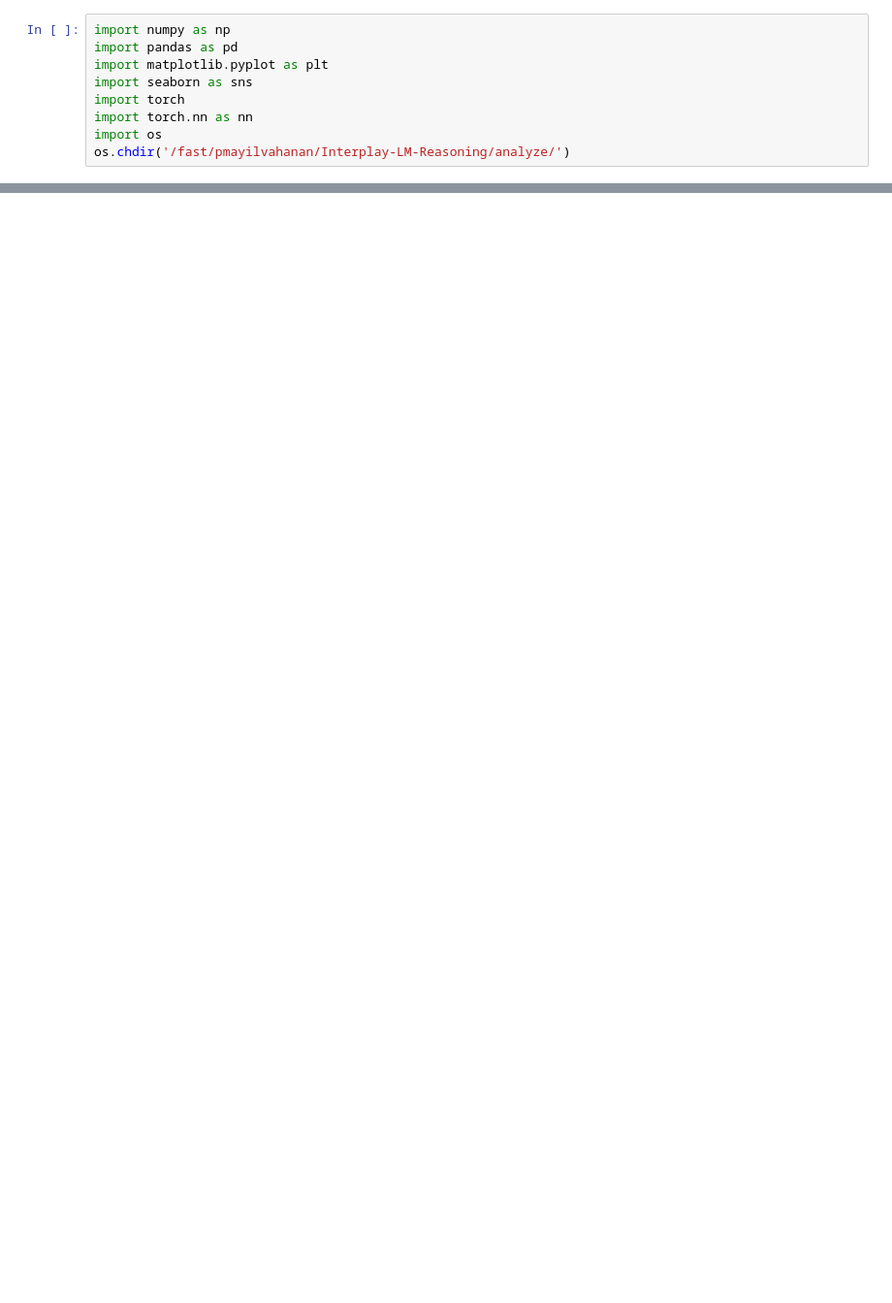
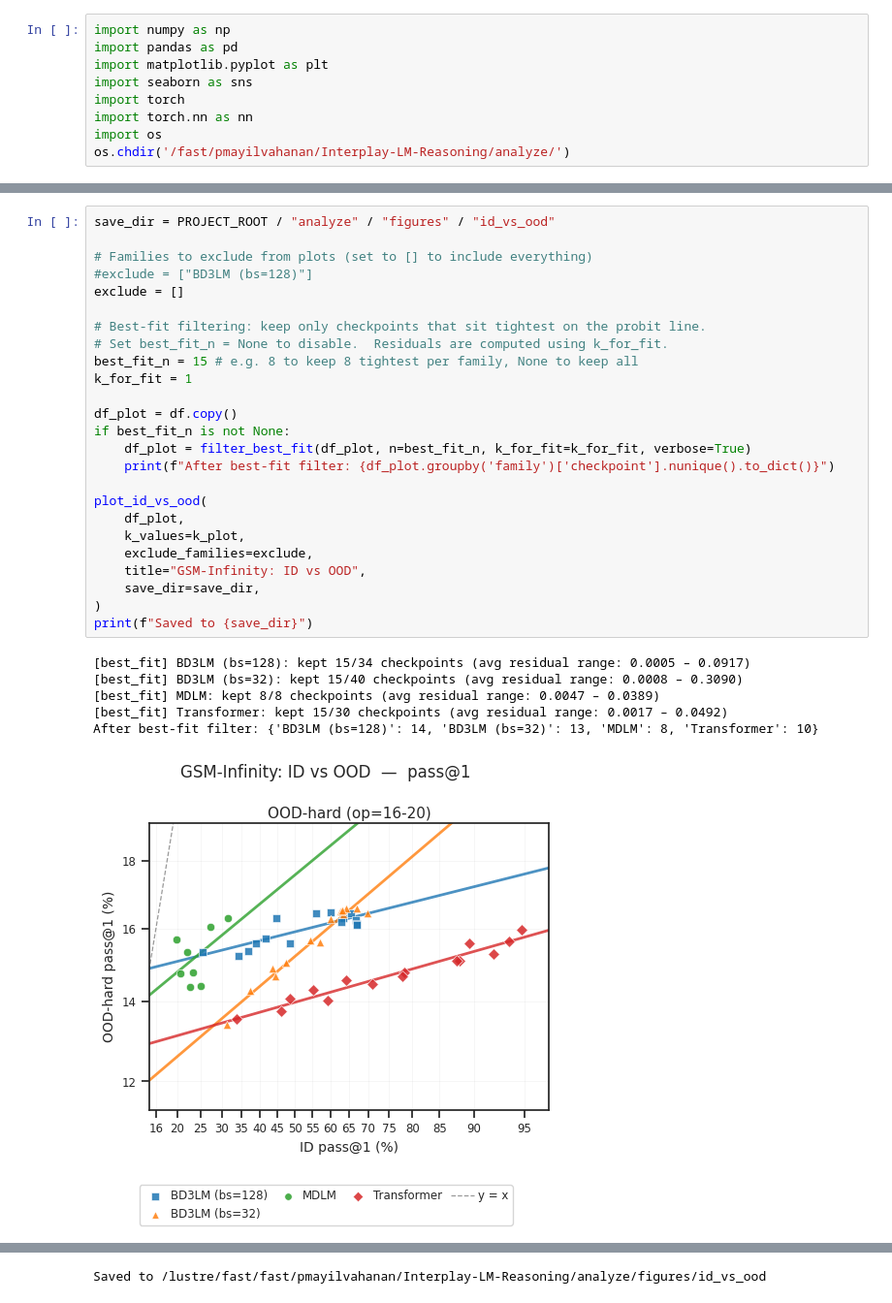
Before and after one commit to FanfeiLi/Interplay-LM-Reasoning, a Jupyter notebook: analyze/results_diffusion.ipynb, the cells around one changed output, grey strips where cells are left out. Shown at 97% size. Cells and saved outputs as stored; diff of their text form; blank space fills up the shorter version.

```diff
--- a/analyze/results_diffusion.ipynb
+++ b/analyze/results_diffusion.ipynb
@@ -52,0 +61,32 @@ Saved plots to: /lustre/fast/fast/pmayilvahanan/Interplay-LM-Reasoning/analyze/f
+# %%
+save_dir = PROJECT_ROOT / "analyze" / "figures" / "id_vs_ood"
+
+# Families to exclude from plots (set to [] to include everything)
+#exclude = ["BD3LM (bs=128)"]
+exclude = []
+
+# Best-fit filtering: keep only checkpoints that sit tightest on the probit line.
+# Set best_fit_n = None to disable.  Residuals are computed using k_for_fit.
+best_fit_n = 15 # e.g. 8 to keep 8 tightest per family, None to keep all
+k_for_fit = 1
+
+df_plot = df.copy()
+if best_fit_n is not None:
+    df_plot = filter_best_fit(df_plot, n=best_fit_n, k_for_fit=k_for_fit, verbose=True)
+    print(f"After best-fit filter: {df_plot.groupby('family')['checkpoint'].nunique().to_dict()}")
+
+plot_id_vs_ood(
+    df_plot,
+    k_values=k_plot,
+    exclude_families=exclude,
+    title="GSM-Infinity: ID vs OOD",
+    save_dir=save_dir,
+)
+print(f"Saved to {save_dir}")
+# %% [output]
+[best_fit] BD3LM (bs=128): kept 15/34 checkpoints (avg residual range: 0.0005 – 0.0917)
+[best_fit] BD3LM (bs=32): kept 15/40 checkpoints (avg residual range: 0.0008 – 0.3090)
+[best_fit] MDLM: kept 8/8 checkpoints (avg residual range: 0.0047 – 0.0389)
+[best_fit] Transformer: kept 15/30 checkpoints (avg residual range: 0.0017 – 0.0492)
+After best-fit filter: {'BD3LM (bs=128)': 14, 'BD3LM (bs=32)': 13, 'MDLM': 8, 'Transformer': 10}
+[figure, added]
@@ -52,0 +97 @@ Saved plots to: /lustre/fast/fast/pmayilvahanan/Interplay-LM-Reasoning/analyze/f
+Saved to /lustre/fast/fast/pmayilvahanan/Interplay-LM-Reasoning/analyze/figures/id_vs_ood
```
Also changed, not shown: parts of 2 cells of this notebook, 1 other file.
